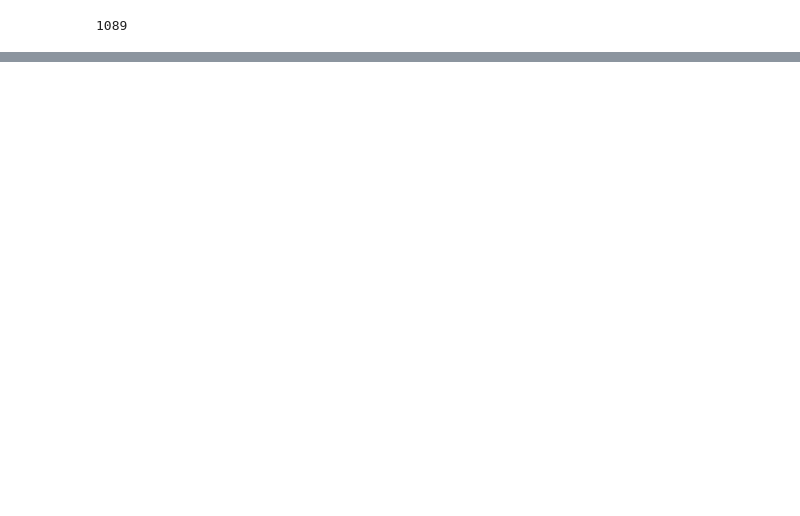
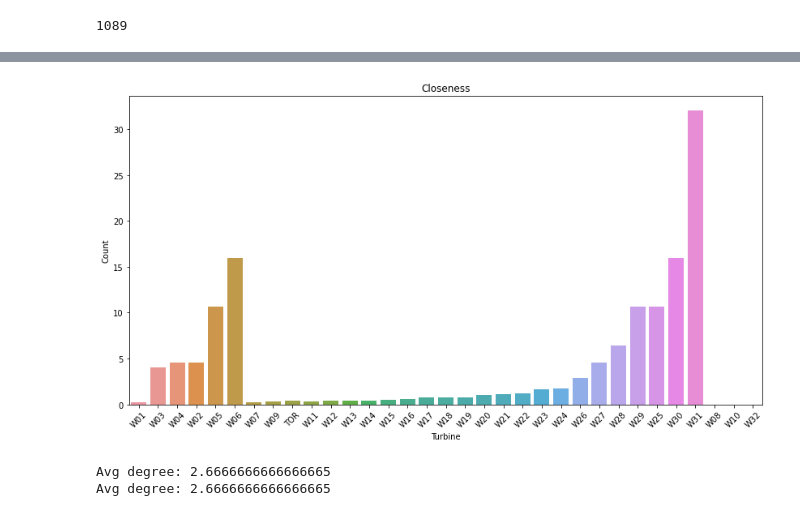
Before and after one commit to GStechschulte/wake_effect, a Jupyter notebook: network/turbine_network.ipynb, the cells around one changed output, grey strips where cells are left out. Saved outputs shown, nothing was run; the diff lists cells and outputs as text; code cells hidden in the pictures; blank space fills up the shorter version.

```diff
--- a/network/turbine_network.ipynb
+++ b/network/turbine_network.ipynb
@@ -100,0 +116,10 @@ defaultdict(<function pathpy.algorithms.centralities.betweenness.<locals>.<lambd
+# %%
+plotter(closeness, 'Closeness')
+# %% [output]
+[figure, added]
+# %%
+print(f"Avg degree: {pp.statistics.mean_degree(euclid_graph, degree='indegree')}")
+print(f"Avg degree: {pp.statistics.mean_degree(euclid_graph, degree='outdegree')}")
+# %% [output]
+Avg degree: 2.6666666666666665
+Avg degree: 2.6666666666666665
```
Also changed, not shown: parts of 27 cells of this notebook.
